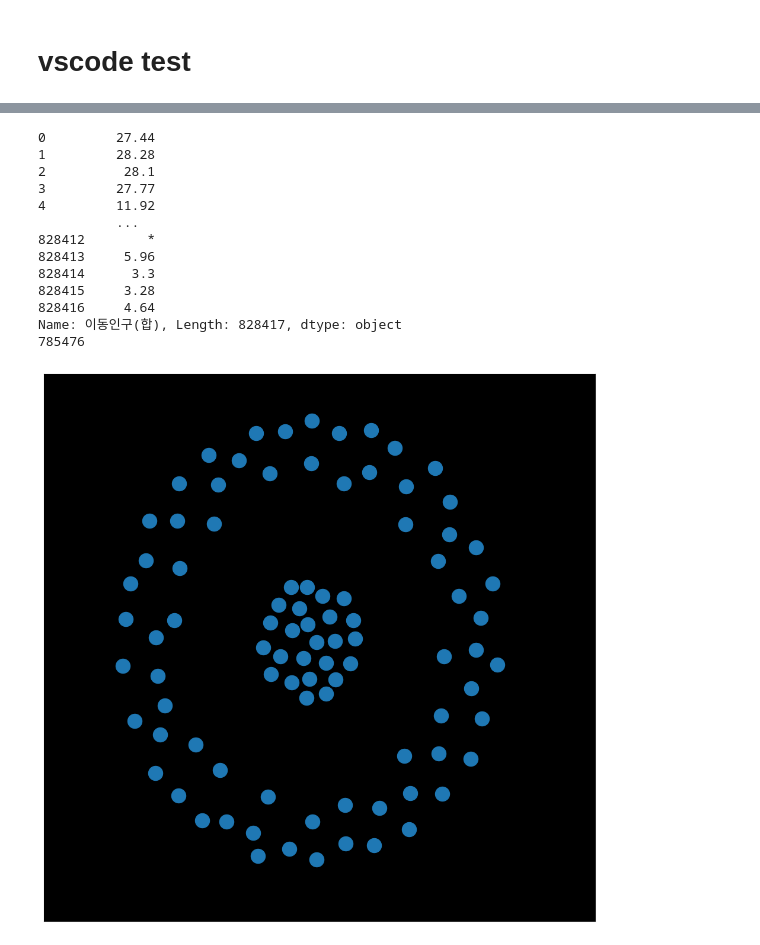
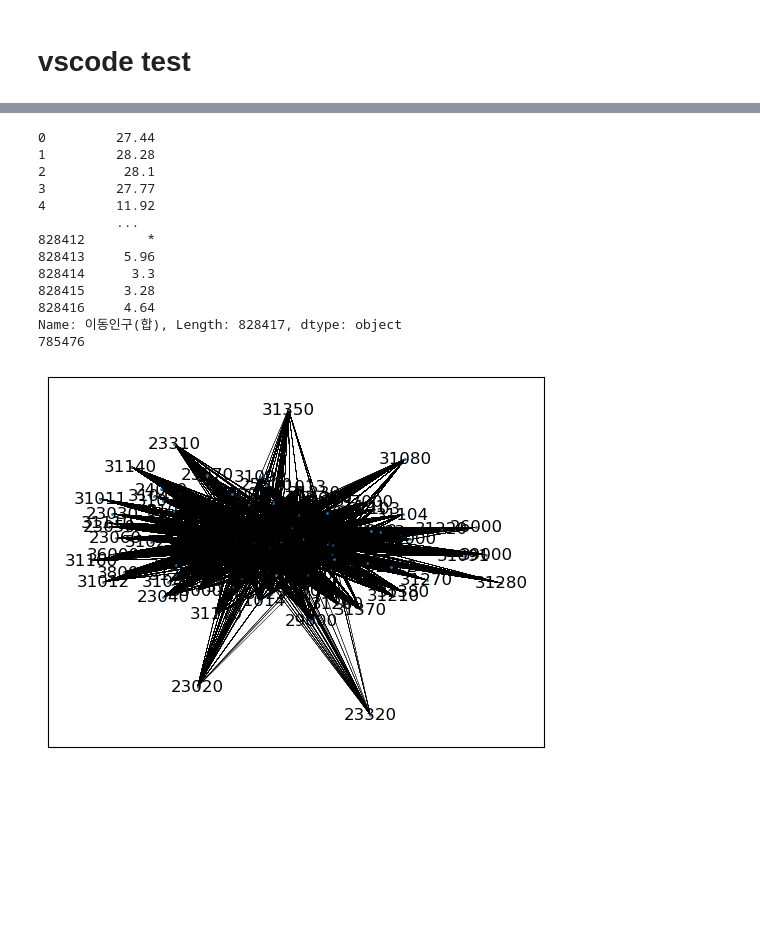
Before and after one commit to dmu-data-anal/data-analysis, a Jupyter notebook: work/another testing.ipynb, the cells around one changed output, grey strips where cells are left out. Drawn from its saved outputs; the diff is of its cells as text; code cells hidden in the pictures; blank space fills up the shorter version.

```diff
--- a/work/another testing.ipynb
+++ b/work/another testing.ipynb
@@ -49,7 +49,7 @@ for filename in sorted(onlyfiles):
 662786  202209  목    23      11240      38000  M  30   EH         1429       *
 783630  202209  금    23      11150      32000  M  55   EH         1425    3.31
 # %%
-from os import listdir
+#from os import listdir
 
 # import pandas as pd
 from pyvis.network import Network
@@ -57,7 +57,7 @@ from pyvis.network import Network
 # from mpl_toolkits.basemap import Basemap as Basemap # 이건 지도용
 
 # from os.path import isfile, join
-onlyfiles = [f for f in listdir("../large-datasets/생활이동_자치구_202209/")]
+#onlyfiles = [f for f in listdir("../large-datasets/생활이동_자치구_202209/")]
 # print(sorted(onlyfiles))
 
 with open("../large-datasets/생활이동_자치구_202209/생활이동_자치구_2022.09_00시.csv", encoding='cp949') as f:
@@ -66,43 +66,47 @@ with open("../large-datasets/생활이동_자치구_202209/생활이동_자치
     print(data['이동인구(합)'])
 #data = data.drop_duplicates(subset=['출발 시군구 코드', '도착 시군구 코드'],)
 data = data.drop(data[data['출발 시군구 코드'] == data['도착 시군구 코드']].index)
+data.loc[data['이동인구(합)'] == '*', '이동인구(합)'] = 0
 print(data['이동인구(합)'].size)
-graph = nx.from_pandas_edgelist(data, source='출발 시군구 코드', target='도착 시군구 코드', edge_attr='평균 이동 시간(분)', create_using=nx.DiGraph())
+
+graph = nx.from_pandas_edgelist(data, source='출발 시군구 코드', target='도착 시군구 코드', edge_attr='이동인구(합)', create_using=nx.MultiDiGraph())
 # print( data.sort_values(by='평균 이동 시간(분)')[::-1].head(10) )/
 # plt.figure(figsize = (10,9))
 
-#nx.draw_networkx(graph, node_size=1, arrows=False, width=0.1,)
+nx.draw_networkx(graph, node_size=1, arrows=False, width=0.1,)
 #labels = [i for i in dict(graph.nodes).keys()]
-labels = {i:i for i in dict(graph.nodes).keys()}
 
-fig, ax = plt.subplots(figsize=(12,12))
-weight = [i['평균 이동 시간(분)'] for i in dict(graph.edges).values()]
+#labels = {i:i for i in dict(graph.nodes).keys()}
+'''
+fig, ax = plt.subplots()#figsize=(5,5))
+#weight = [i['이동인구(합)'] for i in dict(graph.edges).values()]
 pos = nx.spring_layout(graph)
-nx.draw_networkx_nodes(graph, pos, ax = ax, label=True)
-nx.draw_networkx_edges(graph, pos, width=weight, ax=ax)
-nt = Network(height="1080px",width="100%",)
+nx.draw_networkx_nodes(graph, pos, ax=ax)
+nx.draw_networkx_edges(graph, pos, ax=ax)
+'''
+nt = Network()
 nt.from_nx(graph)
 nt.toggle_physics(False)
 nt.show_buttons(filter_=['physics'])
 nt.show('../results/res1.html')
 
 #plt.savefig("../results/map_자치구.html", format="html",)
 # plt.show()
 # %% [output]
 0         27.44
 1         28.28
 2          28.1
 3         27.77
 4         11.92
           ...
 828412        *
 828413     5.96
 828414      3.3
 828415     3.28
 828416     4.64
 Name: 이동인구(합), Length: 828417, dtype: object
 785476
-[figure, old version]
+[figure, new version]
 # %%
 from bokeh.io import output_notebook, show, save, export_svg
 from bokeh.models import Range1d, Circle, ColumnDataSource, MultiLine
```
Also changed, not shown: parts of 1 cell of this notebook, 1 other file.
